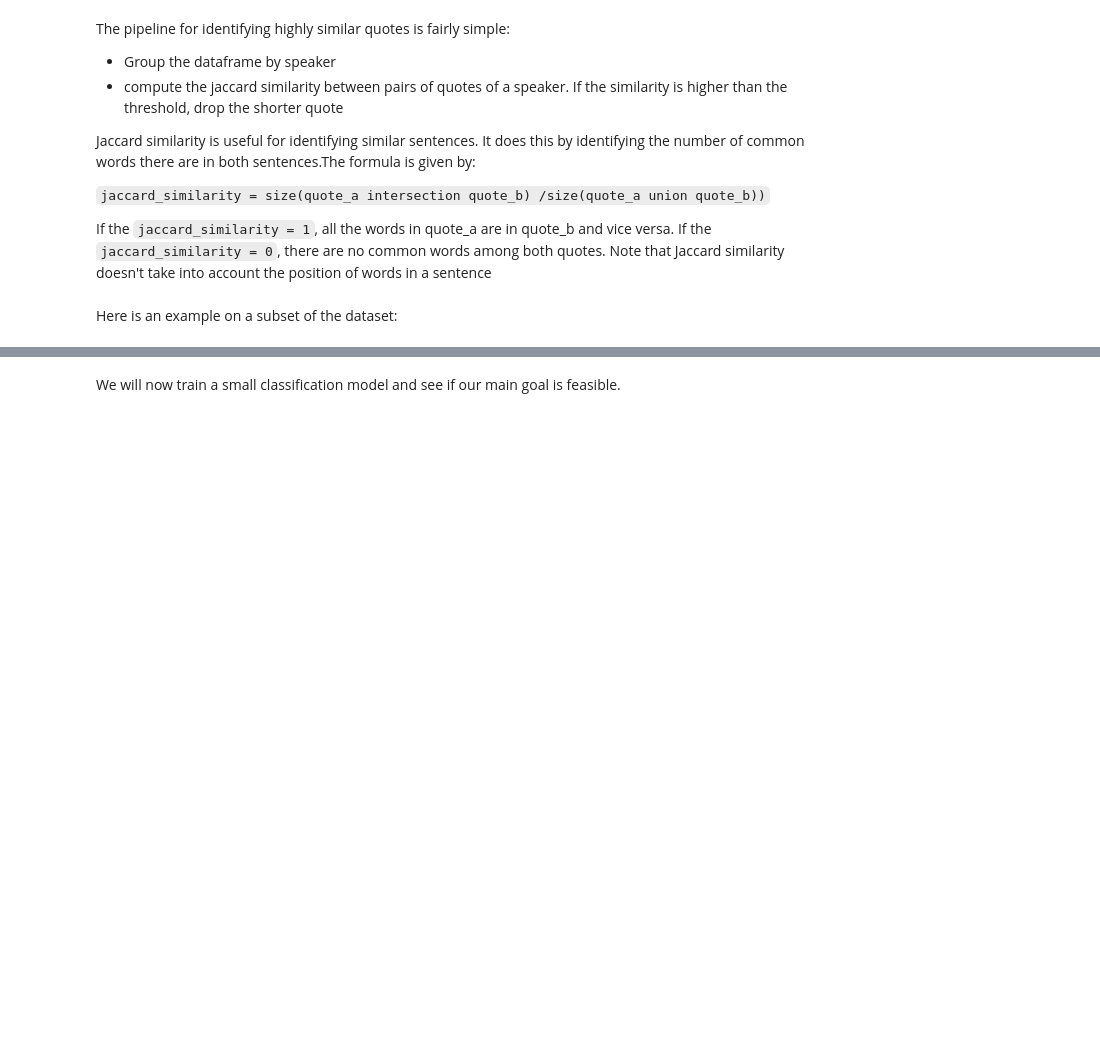
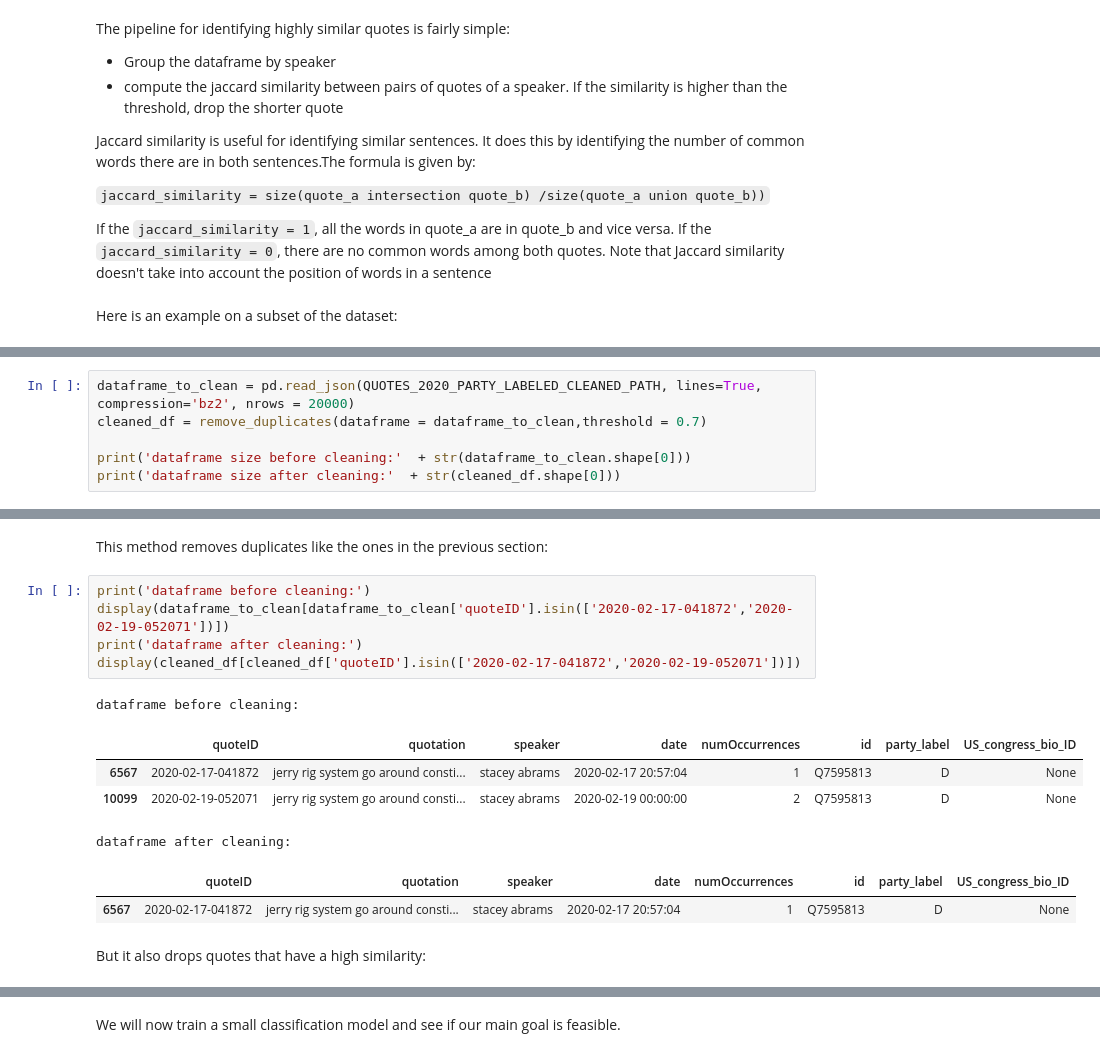
Before and after one commit to epfl-ada/ada-2021-project-mmng, a Jupyter notebook: final_notebook.ipynb, the cells around one changed output, grey strips where cells are left out. Saved outputs shown, nothing was run; the diff lists cells and outputs as text; blank space fills up the shorter version.

```diff
--- a/final_notebook.ipynb
+++ b/final_notebook.ipynb
@@ -379,0 +359,6 @@ pca(balanced_df)
+# %%
+dataframe_to_clean = pd.read_json(QUOTES_2020_PARTY_LABELED_CLEANED_PATH, lines=True, compression='bz2', nrows = 20000)
+cleaned_df = remove_duplicates(dataframe = dataframe_to_clean,threshold = 0.7)
+
+print('dataframe size before cleaning:'  + str(dataframe_to_clean.shape[0]))
+print('dataframe size after cleaning:'  + str(cleaned_df.shape[0]))
@@ -379,0 +373,17 @@ pca(balanced_df)
+# %% [markdown]
+This method removes duplicates like the ones in the previous section:
+# %%
+print('dataframe before cleaning:')
+display(dataframe_to_clean[dataframe_to_clean['quoteID'].isin(['2020-02-17-041872','2020-02-19-052071'])])
+print('dataframe after cleaning:')
+display(cleaned_df[cleaned_df['quoteID'].isin(['2020-02-17-041872','2020-02-19-052071'])])
+# %% [output]
+dataframe before cleaning:
+|  | quoteID | quotation | speaker | date | numOccurrences | id | party_label | US_congress_bio_ID |
+| 6567 | 2020-02-17-041872 | jerry rig system go around consti... | stacey abrams | 2020-02-17 20:57:04 | 1 | Q7595813 | D | None |
+| 10099 | 2020-02-19-052071 | jerry rig system go around consti... | stacey abrams | 2020-02-19 00:00:00 | 2 | Q7595813 | D | None |
+dataframe after cleaning:
+|  | quoteID | quotation | speaker | date | numOccurrences | id | party_label | US_congress_bio_ID |
+| 6567 | 2020-02-17-041872 | jerry rig system go around consti... | stacey abrams | 2020-02-17 20:57:04 | 1 | Q7595813 | D | None |
+# %% [markdown]
+But it also drops quotes that have a high similarity:
```
Also changed, not shown: parts of 28 cells of this notebook.
